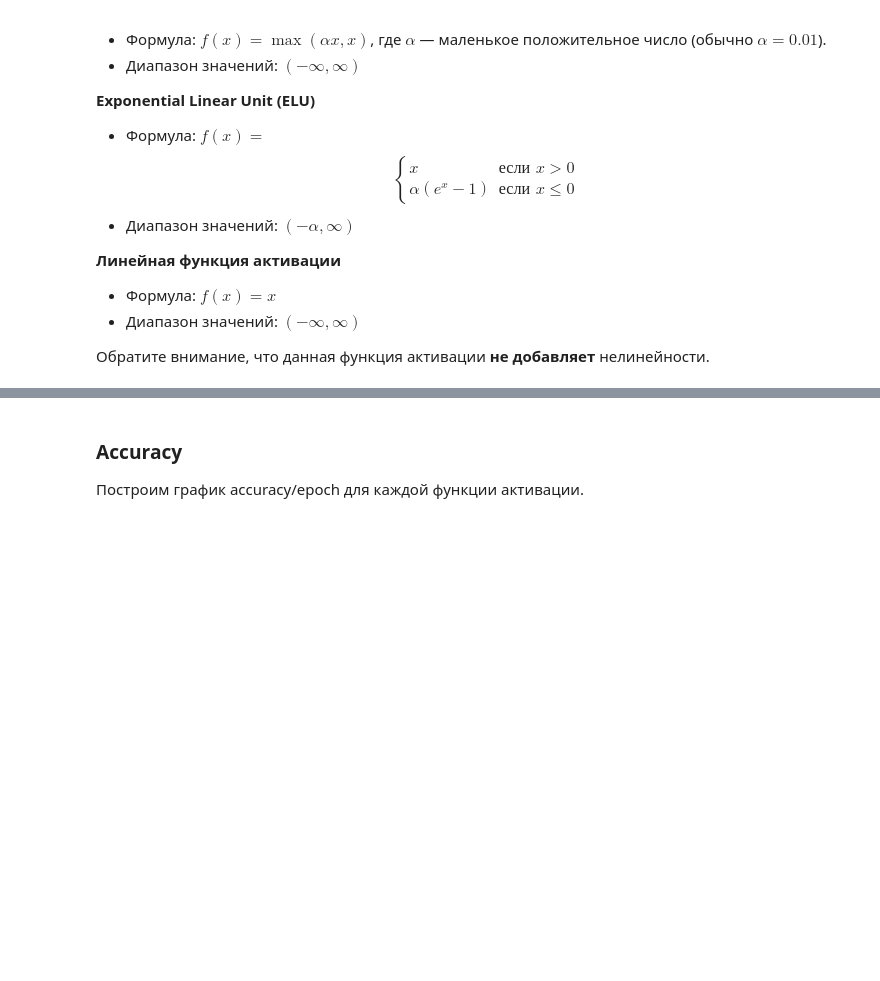
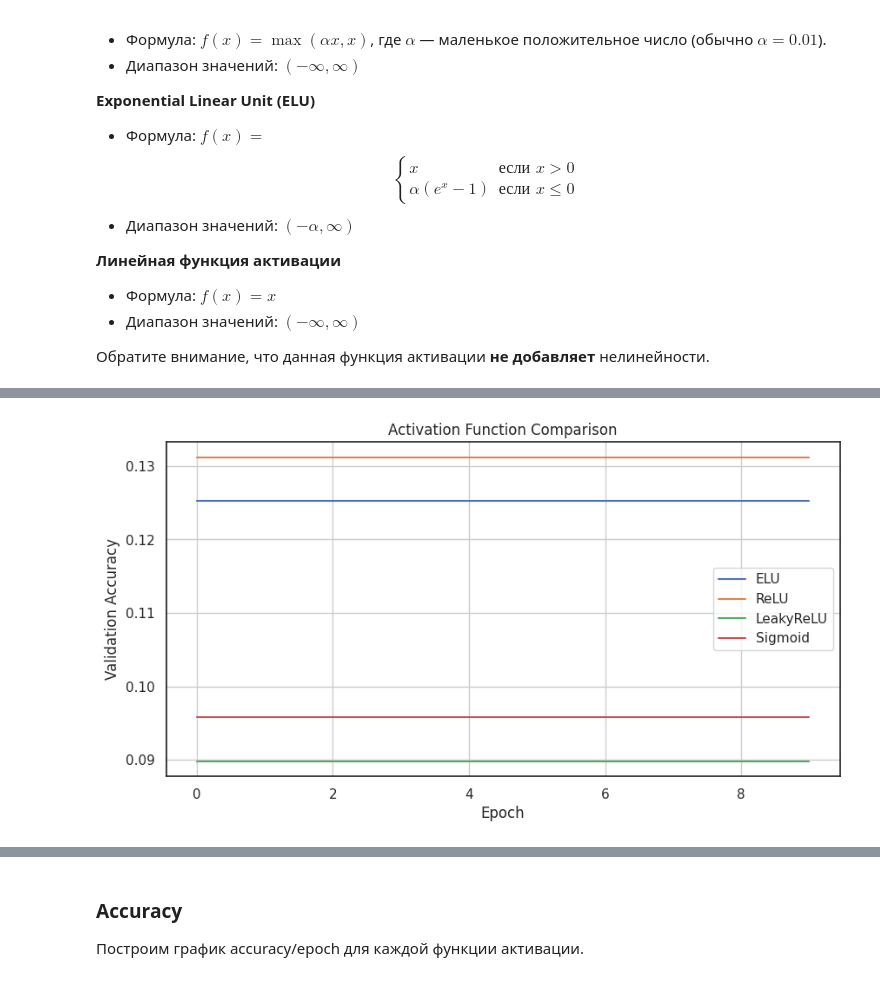
Before and after one commit to cognitiveminded/Advanced-Investigation-of-Health-care-Fraud-Detection-Utilizing-Machine-Learning-Algorithms, a Jupyter notebook: week_05_convolutional_nets/Homework/hw_4_conv_cnn.ipynb, the cells around one changed output, grey strips where cells are left out. Cells and saved outputs as stored; diff of their text form; code cells hidden in the pictures; blank space fills up the shorter version.

```diff
--- a/week_05_convolutional_nets/Homework/hw_4_conv_cnn.ipynb
+++ b/week_05_convolutional_nets/Homework/hw_4_conv_cnn.ipynb
@@ -81,3 +76,11 @@ y_val_t =  # YOUR CODE GOES HERE
+# %%
+import torch
+
+# Convert numpy arrays to PyTorch tensors with dtype=torch.float32
+X_train_t = torch.from_numpy(X_train).float()  # Features (train)
+y_train_t = torch.from_numpy(y_train).float()  # Labels (train)
+X_val_t = torch.from_numpy(X_val).float()      # Features (validation)
+y_val_t = torch.from_numpy(y_val).float()      # Labels (validation)
 # %% [markdown]
 Создаем `Dataset` и `DataLoader`.
 # %%
@@ -310,10 +409,13 @@ $
 L = -\sum_{i=1}^{C} y_i \log(\hat{y}_i) = - y_2 \cdot log(\hat{y}_2) = - 1 \cdot log(0.6) \approx 0.51
 $
 # %%
-criterion = #YOUR CODE. Select a loss function
-optimizer = torch.optim.Adam(model.parameters())
+criterion = nn.CrossEntropyLoss()  # Loss function for multi-class classification
+optimizer = torch.optim.Adam(model.parameters())  # Default learning rate (0.001)
 
-loaders = {"train": train_dataloader, "valid": valid_dataloader}
+loaders = {
+    "train": train_dataloader,
+    "valid": valid_dataloader
+}
 # %%
 device = "cuda" if torch.cuda.is_available() else "cpu"
 # %% [markdown]
@@ -406,0 +531,59 @@ leaky_relu_accuracy = #YOUR CODE
+# %%
+def test_activation_function(activation):
+    # Model definition with specified activation
+    model = nn.Sequential(
+        nn.Flatten(),
+        nn.Linear(28*28, 128),
+        activation(),
+        nn.Linear(128, 128),
+        activation(),
+        nn.Linear(128, 10)
+    )
+
+    # Training setup
+    criterion = nn.CrossEntropyLoss()
+    optimizer = torch.optim.Adam(model.parameters())
+    accuracy = {"valid": []}
+
+    # Training loop
+    for epoch in range(max_epochs):
+        model.eval()  # Evaluate on validation set
+        epoch_correct = 0
+        epoch_all = 0
+
+        with torch.no_grad():
+            for x_batch, y_batch in loaders["valid"]:
+                outp = model(x_batch)
+                preds = outp.argmax(-1)
+                correct = (preds == y_batch).float().sum()
+                epoch_correct += correct.item()
+                epoch_all += y_batch.size(0)
+
+        accuracy["valid"].append(epoch_correct/epoch_all)
+
+    return accuracy["valid"]
+
+# Test different activation functions
+activations = {
+    "ELU": nn.ELU,
+    "ReLU": nn.ReLU,
+    "LeakyReLU": nn.LeakyReLU,
+    "Sigmoid": nn.Sigmoid
+}
+
+results = {}
+for name, activation in activations.items():
+    results[name] = test_activation_function(activation)
+    print(f"{name}: Max validation accuracy = {max(results[name]):.2%}")
+
+# Plot results
+plt.figure(figsize=(10, 5))
+for name, accs in results.items():
+    plt.plot(accs, label=name)
+plt.xlabel('Epoch')
+plt.ylabel('Validation Accuracy')
+plt.title('Activation Function Comparison')
+plt.legend()
+plt.grid(True)
+plt.show()
+# %% [output]
@@ -406,0 +594 @@ leaky_relu_accuracy = #YOUR CODE
+[figure, added]
```
Also changed, not shown: parts of 28 cells of this notebook.
